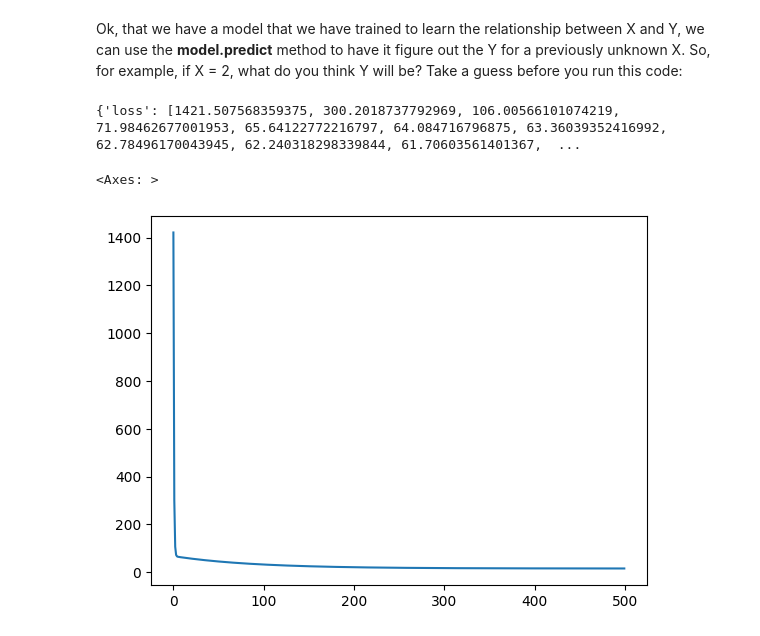
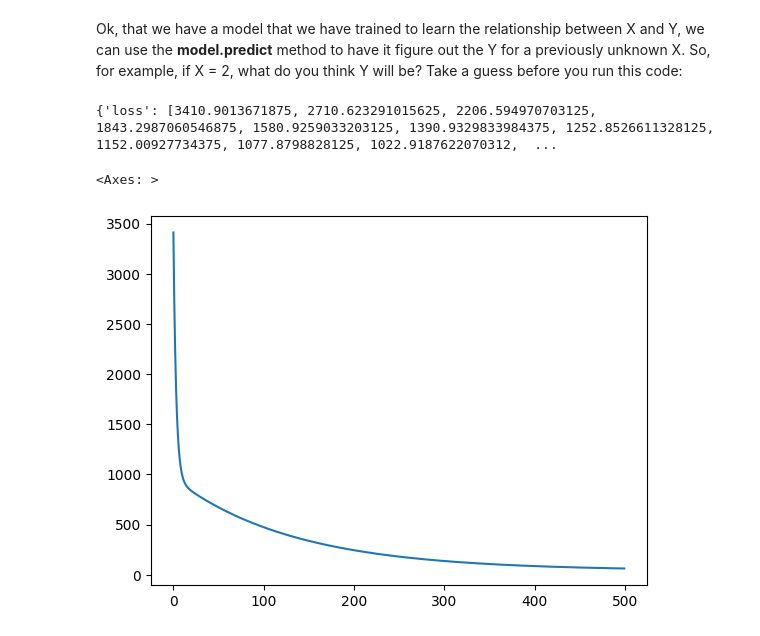
Before and after one commit to mohdkassar/AAI612_kassar, a Jupyter notebook: Week1/Notebook1.1.ipynb, the cells around one changed output. Cells and saved outputs as stored; diff of their text form; code cells hidden in the pictures.

```diff
--- a/Week1/Notebook1.1.ipynb
+++ b/Week1/Notebook1.1.ipynb
@@ -116,3 +148,7 @@ ys = np.array([10, 20, 25, 30, 40, 45, 40, 50, 60, 55])
+# %%
+x1s = np.array([1.5, 3, 1.75, 1, 3.1, 1.6, 2.3, 2, 4, 5, 0.65, 2])
+x2s = np.array([350, 450, 300, 450, 385, 210, 380, 600, 450, 325, 424, 285])
+ys = np.array([55, 51, 60, 75, 55.5, 49, 65, 61.5, 55, 45, 75, 65])
 # %% [markdown]
 # Training the Neural Network
 # %% [markdown]
@@ -120,18 +156,17 @@ The process of training the neural network, where it 'learns' the relationship b
 # %%
 from keras.callbacks import History
 history = History()
-
-x = model.fit(xs, ys, epochs=500, callbacks=[history], verbose=0)
+x1 = model.fit(x1s, ys, epochs=500, callbacks=[history], verbose=0)
 # %% [markdown]
 Ok, that we have a model that we have trained to learn the relationship between X and Y, we can use the **model.predict** method to have it figure out the Y for a previously unknown X. So, for example, if X = 2, what do you think Y will be? Take a guess before you run this code:
 # %%
-print(x.history)
+print(x1.history)
 # %% [output]
-{'loss': [1421.507568359375, 300.2018737792969, 106.00566101074219, 71.98462677001953, 65.64122772216797, 64.084716796875, 63.36039352416992, 62.78496170043945, 62.240318298339844, 61.70603561401367,  ...
+{'loss': [3410.9013671875, 2710.623291015625, 2206.594970703125, 1843.2987060546875, 1580.9259033203125, 1390.9329833984375, 1252.8526611328125, 1152.00927734375, 1077.8798828125, 1022.9187622070312,  ...
 # %%
 import seaborn as sns
-sns.lineplot(data=x.history['loss'])
+sns.lineplot(data=x1.history['loss'])
 # %% [output]
 <Axes: >
-[figure, old version]
+[figure, new version]
 # %%
```
Also changed, not shown: parts of 19 cells of this notebook.
